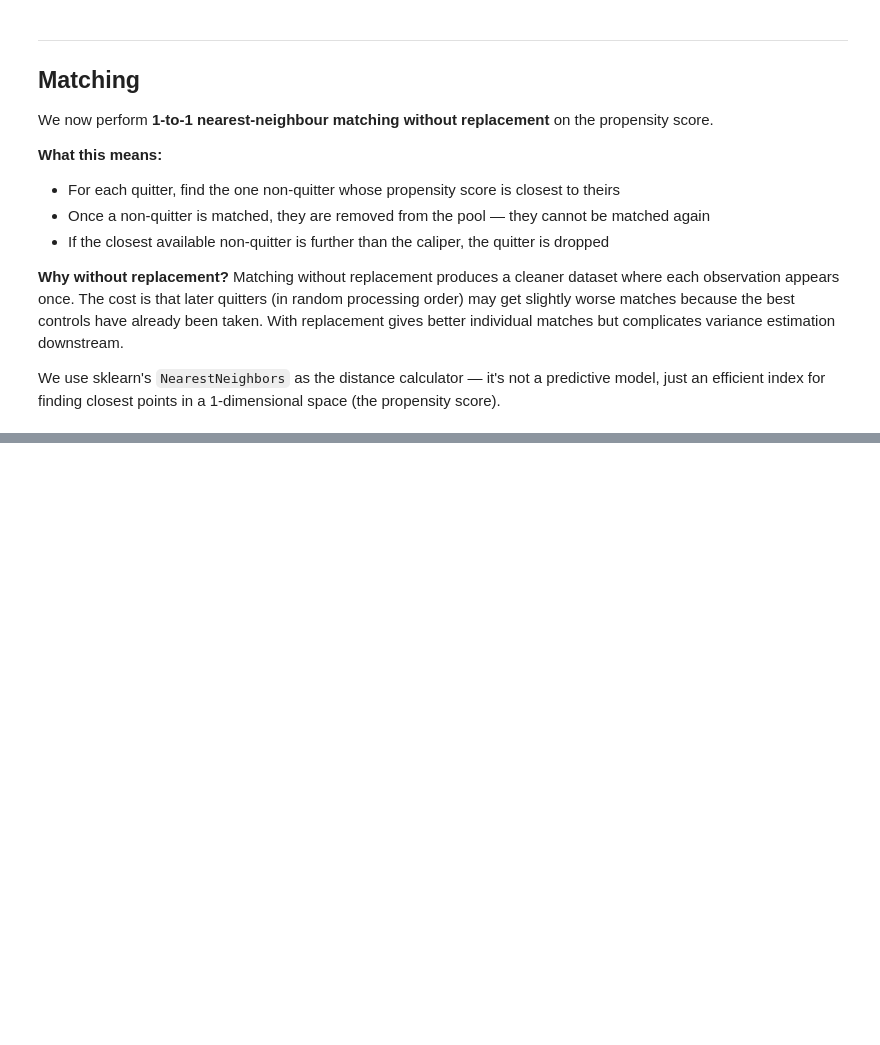
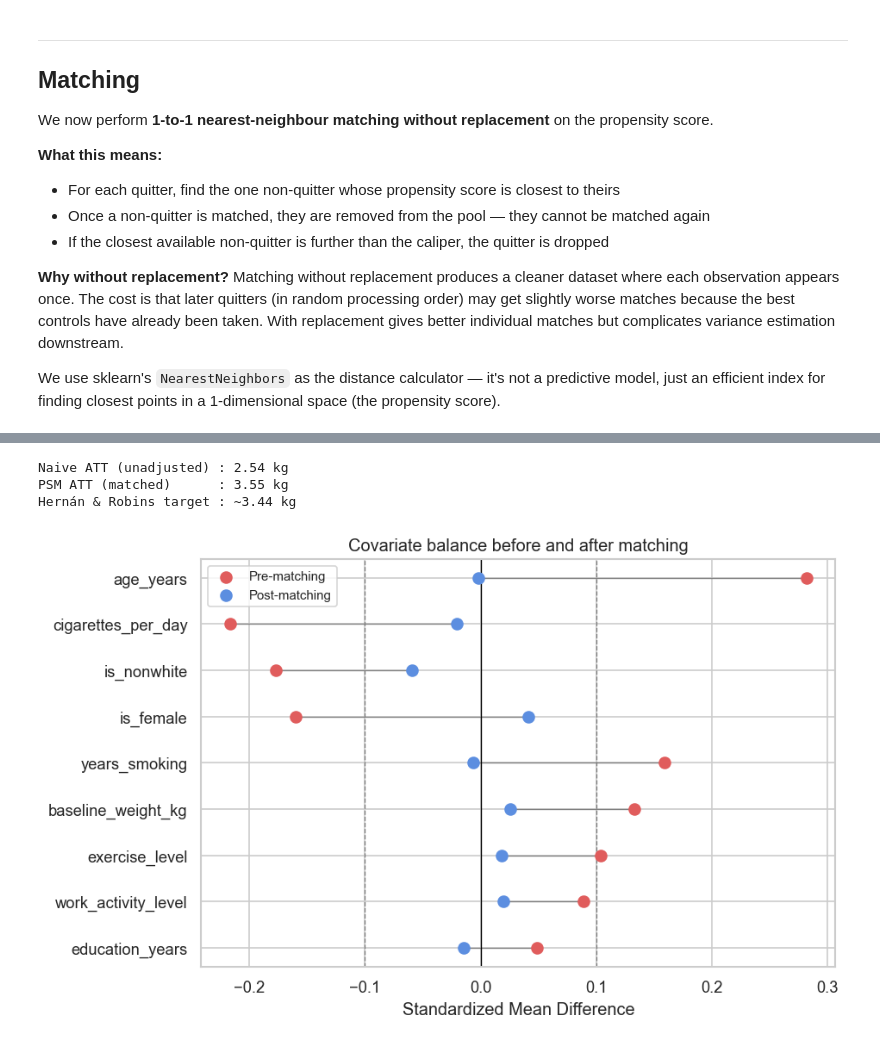
Before and after one commit to stringer-data/causal-inference-training, a Jupyter notebook: projects/11_propensity_score_matching_nhefs/notebooks/01_ingest.ipynb, the cells around one changed output, grey strips where cells are left out. Drawn from its saved outputs; the diff is of its cells as text; code cells hidden in the pictures; blank space fills up the shorter version.

```diff
--- a/projects/11_propensity_score_matching_nhefs/notebooks/01_ingest.ipynb
+++ b/projects/11_propensity_score_matching_nhefs/notebooks/01_ingest.ipynb
@@ -465,0 +645,9 @@ just an efficient index for finding closest points in a 1-dimensional space (the
+# %%
+df_matched = pd.concat([
+    pd.DataFrame(matched_treated),
+    pd.DataFrame(matched_control)
+], ignore_index=True)
+
+print(f"Matched dataset shape: {df_matched.shape}")
+print(f"Treated: {df_matched[TREATMENT].sum()}")
+print(f"Control: {(df_matched[TREATMENT] == 0).sum()}")
@@ -465,0 +658,2 @@ just an efficient index for finding closest points in a 1-dimensional space (the
+# %%
+balance_post = smd(df_matched, COVARIATES, TREATMENT)
@@ -465,0 +679,41 @@ just an efficient index for finding closest points in a 1-dimensional space (the
+# %%
+matched_treated_outcome = df_matched[df_matched[TREATMENT] == 1][OUTCOME]
+matched_control_outcome  = df_matched[df_matched[TREATMENT] == 0][OUTCOME]
+
+att_matched = matched_treated_outcome.mean() - matched_control_outcome.mean()
+
+print(f"Naive ATT (unadjusted) : {naive_att:.2f} kg")
+print(f"PSM ATT (matched)      : {att_matched:.2f} kg")
+print(f"Hernán & Robins target : ~3.44 kg")
+# %% [output]
+Naive ATT (unadjusted) : 2.54 kg
+PSM ATT (matched)      : 3.55 kg
+Hernán & Robins target : ~3.44 kg
+# %%
+fig, ax = plt.subplots(figsize=(8, 5))
+
+y_pos = range(len(COVARIATES))
+covs  = balance_pre["smd"].sort_values(key=abs, ascending=True).index
+
+pre  = balance_pre.loc[covs, "smd"]
+post = balance_post.loc[covs, "smd"]
+
+ax.scatter(pre,  y_pos, color="#e05c5c", zorder=3, s=60, label="Pre-matching")
+ax.scatter(post, y_pos, color="#5c8ee0", zorder=3, s=60, label="Post-matching")
+
+for i, cov in enumerate(covs):
+    ax.plot([pre[cov], post[cov]], [i, i], color="grey", linewidth=0.8, zorder=2)
+
+ax.axvline(0,    color="black", linewidth=0.8)
+ax.axvline(0.1,  color="grey",  linewidth=0.8, linestyle="--")
+ax.axvline(-0.1, color="grey",  linewidth=0.8, linestyle="--")
+
+ax.set_yticks(y_pos)
+ax.set_yticklabels(covs)
+ax.set_xlabel("Standardized Mean Difference")
+ax.set_title("Covariate balance before and after matching")
+ax.legend(fontsize=9)
+plt.tight_layout()
+plt.show()
+# %% [output]
+[figure, added]
```
Also changed, not shown: parts of 23 cells of this notebook.
